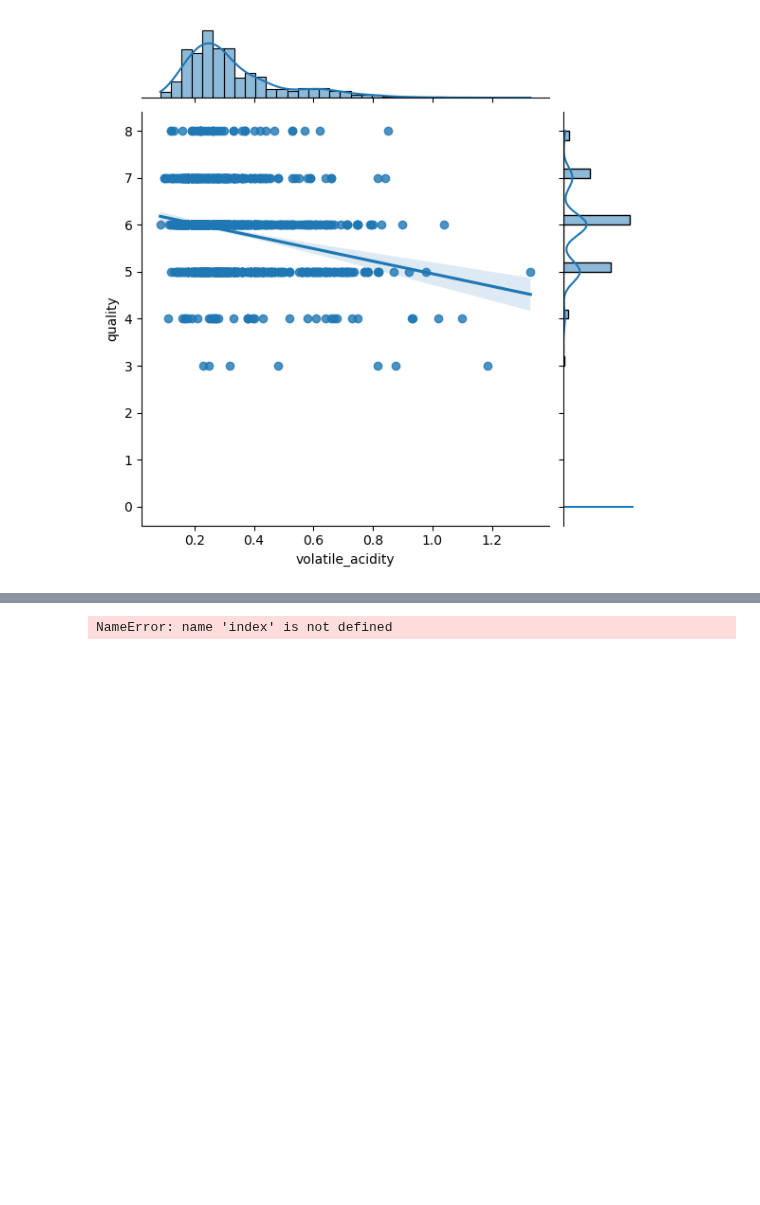
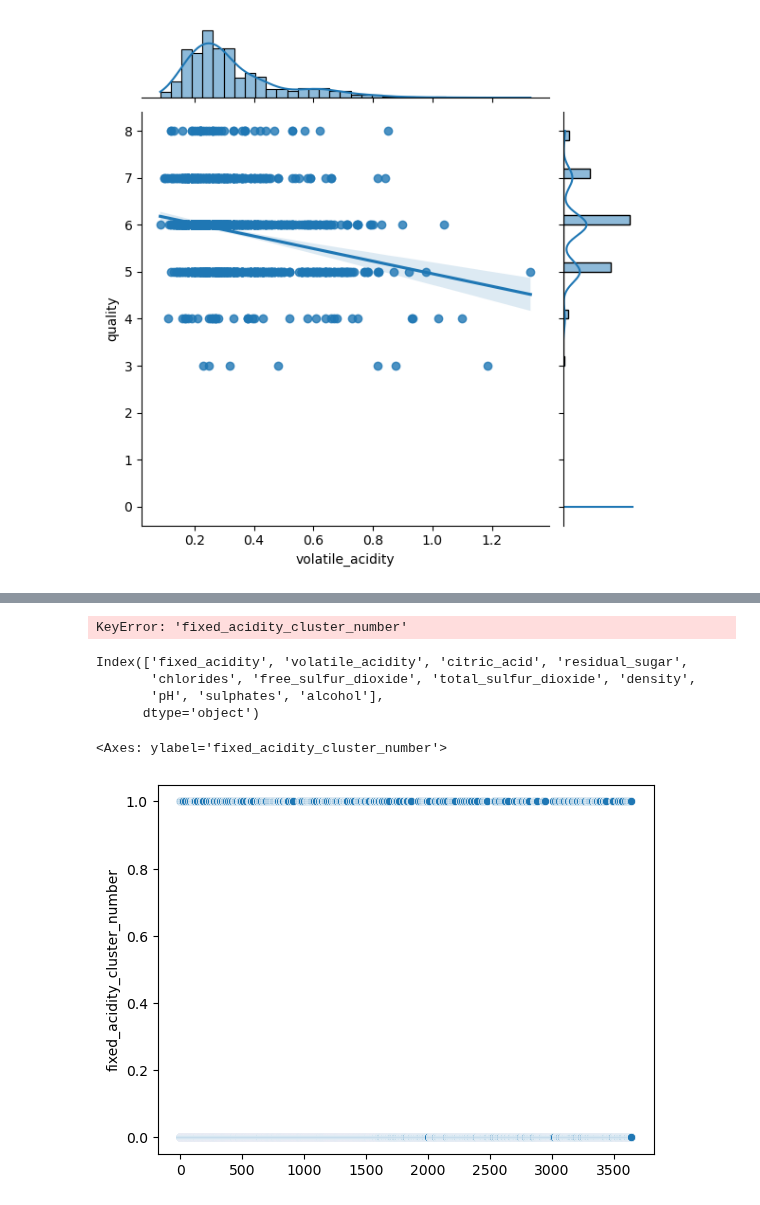
Before and after one commit to Wine-qualitity/wine-qualitiy-model, a Jupyter notebook: exploration_personal.ipynb, the cells around one changed output, grey strips where cells are left out. Cells and saved outputs as stored; diff of their text form; code cells hidden in the pictures; blank space fills up the shorter version.

Commit message:
'contining to wprk on clustering '

```diff
--- a/exploration_personal.ipynb
+++ b/exploration_personal.ipynb
@@ -323,4 +305,53 @@ acidity_normal = train.fixed_acidity
+# %%
+def get_clustered_data(train_df, cluster_df, cols):
+    # Initialize an empty DataFrame to store the clustered data
+    clustered_df = pd.DataFrame()
+
+    # Loop over each column in cols
+    for col in cols:
+        # Get the cluster number column for the current column
+        cluster_col = cluster_df[col+'_cluster_number']
+
+        # Merge the cluster number column with the original data column
+        merged_df = pd.merge(cluster_col, train_df[[col]], left_index=True, right_index=True)
+
+        # Set the column names for the merged_df
+        merged_df.columns = [col+'_cluster_number', col]
+
+        # Append the merged DataFrame to the clustered_df
+        clustered_df = pd.concat([clustered_df, merged_df], axis=1)
+
+    # Return the clustered_df
+    return clustered_df
+
+
+# Example usage:
+
+# Scale the data
+scaler = MinMaxScaler()
+X_train_scaled = scaler.fit_transform(X_train)
+
+# Cluster the columns
+cluster_df = cluster_columns(pd.DataFrame(X_train_scaled , columns=cols), n_clusters=2)
+
+# Get the clustered data
+clustered_df = get_clustered_data(X_train, cluster_df, cols)
+
+# Merge the clustered data with the original data
+merged_df = pd.merge(X_train, clustered_df, left_index=True, right_index=True)
+
+# Print the resulting DataFrame
+print(merged_df)
+# %% [output]
+KeyError: 'fixed_acidity_cluster_number'
+# %%
+print(cluster_df.columns)
+# %% [output]
+Index(['fixed_acidity', 'volatile_acidity', 'citric_acid', 'residual_sugar',
+       'chlorides', 'free_sulfur_dioxide', 'total_sulfur_dioxide', 'density',
+       'pH', 'sulphates', 'alcohol'],
+      dtype='object')
 # %%
-pd.merge([acidity_normal, acidity_cluster],right_on=index)
+cols = ['fixed_acidity', 'volatile_acidity', 'citric_acid', 'residual_sugar',
+       'chlorides', 'free_sulfur_dioxide', 'total_sulfur_dioxide', 'density',
+       'pH', 'sulphates', 'alcohol']
-# %% [output]
-NameError: name 'index' is not defined
@@ -326,0 +360,5 @@ NameError: name 'index' is not defined
+# %%
+sns.scatterplot(cluster_df.fixed_acidity_cluster_number)
+# %% [output]
+<Axes: ylabel='fixed_acidity_cluster_number'>
+[figure, added]
```
Also changed, not shown: parts of 28 cells of this notebook.
